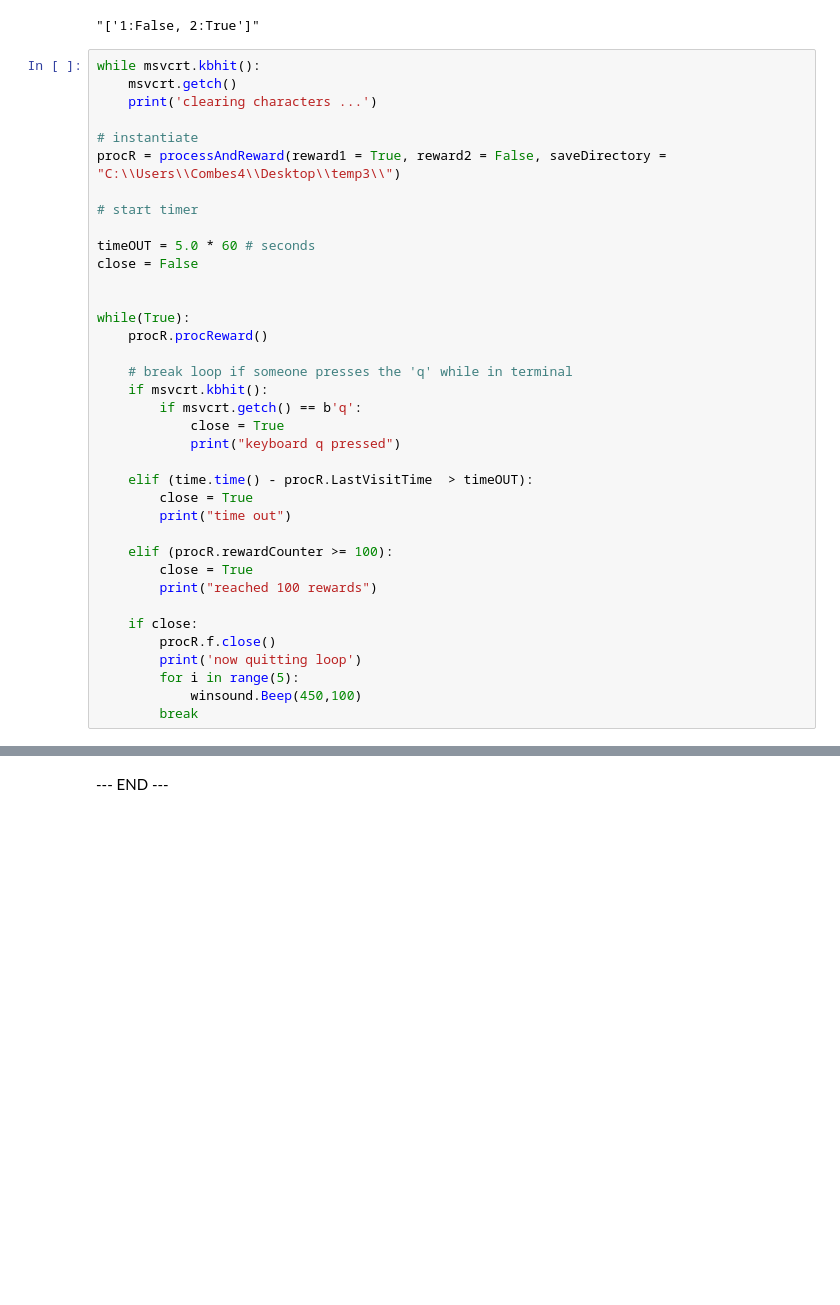
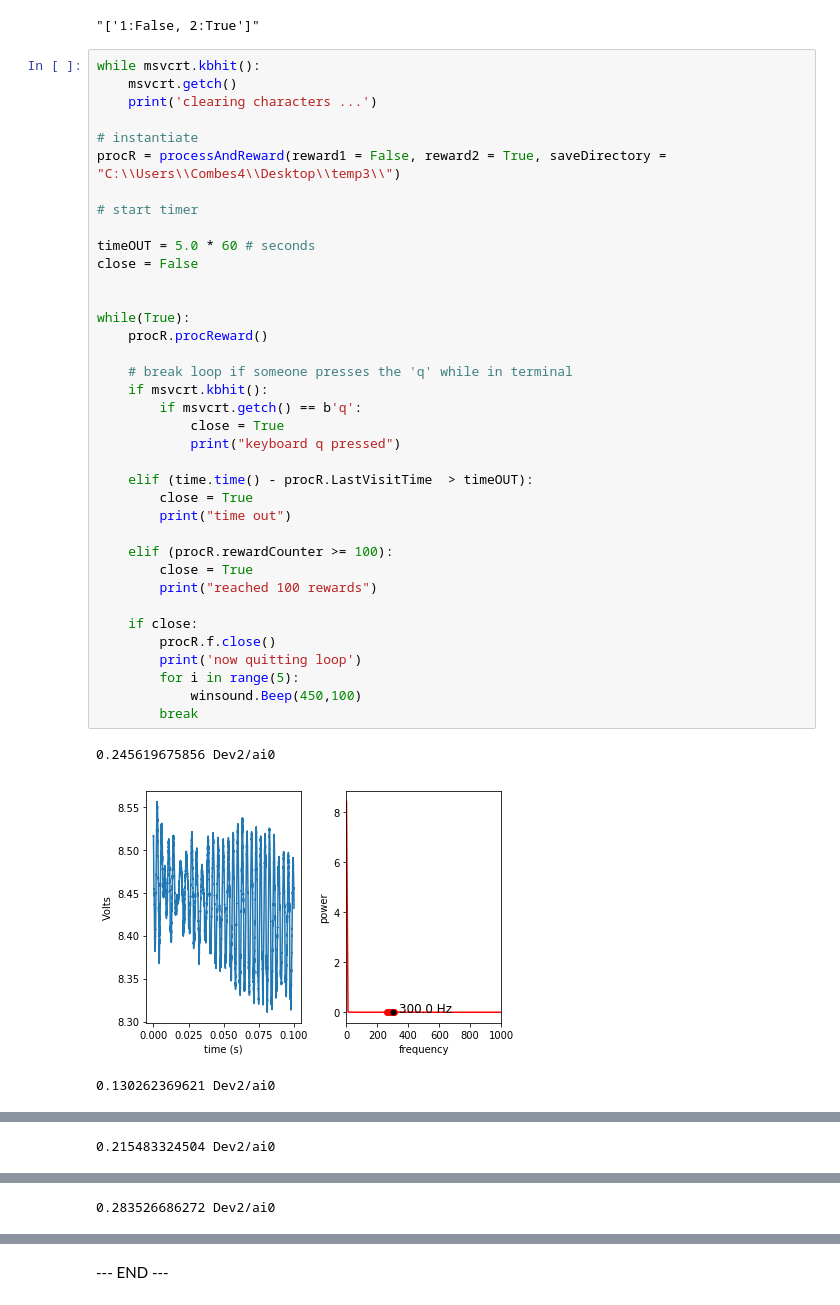
Before and after one commit to callinSwitzer/BeeLearningDataAcq, a Jupyter notebook: 004_SonicationBehaviorRecordReward_NoCamera.ipynb, the cells around one changed output, grey strips where cells are left out. Saved outputs shown, nothing was run; the diff lists cells and outputs as text; blank space fills up the shorter version.

```diff
--- a/004_SonicationBehaviorRecordReward_NoCamera.ipynb
+++ b/004_SonicationBehaviorRecordReward_NoCamera.ipynb
@@ -321,34 +321,38 @@ while msvcrt.kbhit():
     print('clearing characters ...')
 
 # instantiate
-procR = processAndReward(reward1 = True, reward2 = False, saveDirectory = "C:\\Users\\Combes4\\Desktop\\temp3\\")
+procR = processAndReward(reward1 = False, reward2 = True, saveDirectory = "C:\\Users\\Combes4\\Desktop\\temp3\\")
 
 # start timer
 
 timeOUT = 5.0 * 60 # seconds
 close = False
 
 
 while(True):
     procR.procReward()
 
     # break loop if someone presses the 'q' while in terminal
     if msvcrt.kbhit():
         if msvcrt.getch() == b'q':
             close = True
             print("keyboard q pressed")
 
     elif (time.time() - procR.LastVisitTime  > timeOUT):
         close = True
         print("time out")
 
     elif (procR.rewardCounter >= 100):
         close = True
         print("reached 100 rewards")
 
     if close:
         procR.f.close()
         print('now quitting loop')
         for i in range(5):
             winsound.Beep(450,100)
         break
+# %% [output]
+0.245619675856 Dev2/ai0
+[figure, added]
+0.130262369621 Dev2/ai0
@@ -354,0 +360 @@ while(True):
+0.215483324504 Dev2/ai0
@@ -354,0 +362 @@ while(True):
+0.283526686272 Dev2/ai0
```
Also changed, not shown: parts of 5 cells of this notebook, 2 other files.
